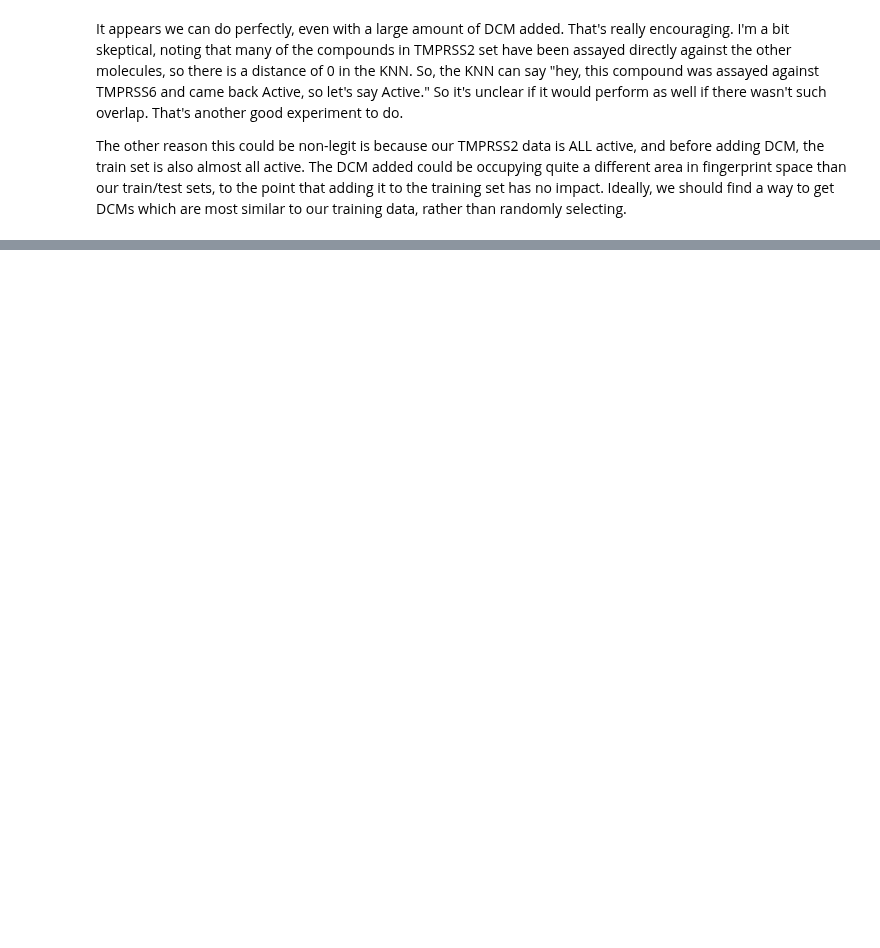
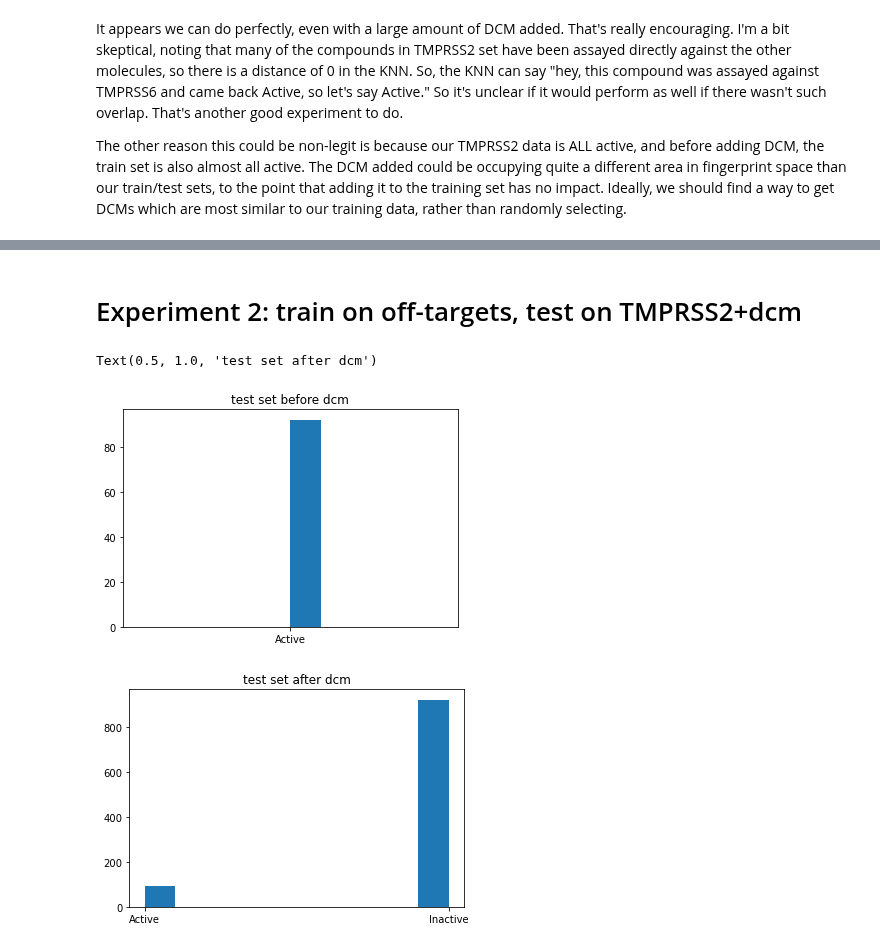
Before and after one commit to srensi/tmprss2, a Jupyter notebook: notebooks/knn.ipynb, the cells around one changed output, grey strips where cells are left out. Drawn from its saved outputs; the diff is of its cells as text; code cells hidden in the pictures; blank space fills up the shorter version.

```diff
--- a/notebooks/knn.ipynb
+++ b/notebooks/knn.ipynb
@@ -167,0 +179,16 @@ The other reason this could be non-legit is because our TMPRSS2 data is ALL acti
+# %% [markdown]
+# Experiment 2: train on off-targets, test on TMPRSS2+dcm
+# %%
+plt.figure()
+plt.hist(test_y)
+plt.title('test set before dcm')
+
+num_negatives = 10*np.count_nonzero(test_y == 'Active') - np.count_nonzero(test_y == 'Inactive')
+test_X_dcm, test_y_dcm = augment_with_dcm(test_X, test_y, num_negatives)
+plt.figure()
+plt.hist(test_y_dcm)
+plt.title('test set after dcm')
+# %% [output]
+Text(0.5, 1.0, 'test set after dcm')
+[figure, added]
+[figure, added]
```
Also changed, not shown: parts of 11 cells of this notebook.
